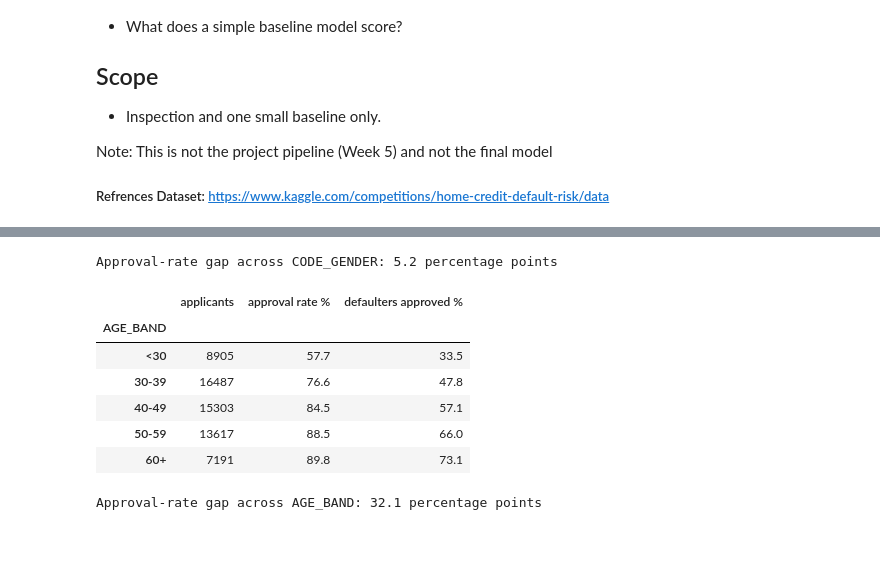
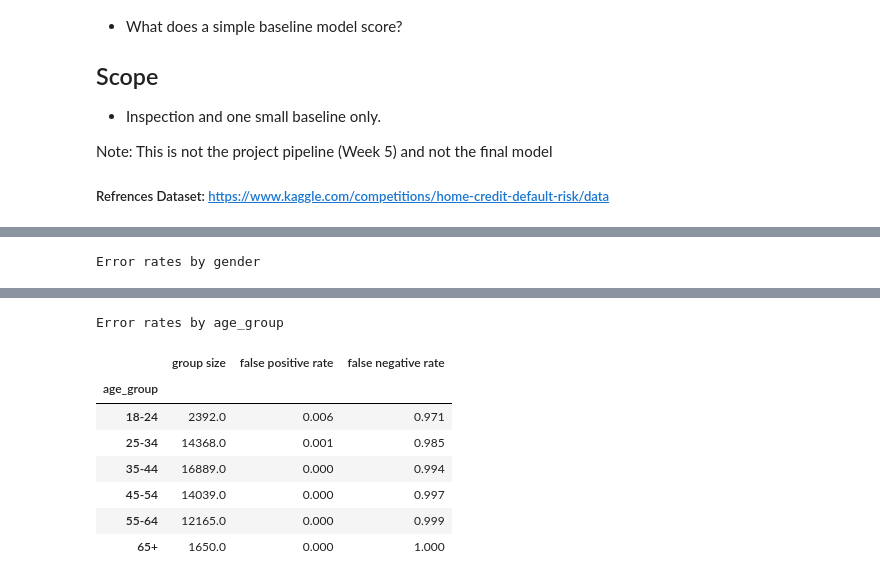
Before and after one commit to athernoor96-Aa/home-credit-default-risk, a Jupyter notebook: Home_credit_data_Project.ipynb, the cells around one changed output, grey strips where cells are left out. Cells and saved outputs as stored; diff of their text form; code cells hidden in the pictures; blank space fills up the shorter version.

```diff
--- a/Home_credit_data_Project.ipynb
+++ b/Home_credit_data_Project.ipynb
@@ -136,0 +214,6 @@ Sensitive-type columns present: ['CODE_GENDER', 'DAYS_BIRTH', 'NAME_FAMILY_STATU
+# %%
+X_train, X_val, y_train, y_val = train_test_split(
+    X, y, test_size=0.20, random_state=42, stratify=y
+)
+print("Training rows:", len(X_train))
+print("Validation rows:", len(X_val))
@@ -136,0 +255,12 @@ Sensitive-type columns present: ['CODE_GENDER', 'DAYS_BIRTH', 'NAME_FAMILY_STATU
+# %%
+baseline = Pipeline([
+    ("prepare", prepare_data),
+    ("model", DummyClassifier(strategy="prior"))
+])
+logistic = Pipeline([
+    ("prepare", prepare_data),
+    ("model", LogisticRegression(max_iter=1000, random_state=42))
+])
+baseline.fit(X_train, y_train)
+logistic.fit(X_train, y_train)
+print("Both models trained.")
@@ -190,18 +316,28 @@ Illustration: approve the 80% of validation applicants with the lowest predicted
 # %%
-val = train.loc[X_val.index, ["CODE_GENDER", "AGE_BAND", "TARGET"]].copy()
-threshold = np.quantile(p_val, 0.80)
-val["approved"] = p_val <= threshold
-
-gaps = {}
-for col in ("CODE_GENDER", "AGE_BAND"):
-    g = val.groupby(col, observed=True).agg(
-        applicants=("approved", "size"),
-        approval_rate=("approved", "mean"))
-    g["defaulters approved %"] = val[val["TARGET"] == 1].groupby(col, observed=True)["approved"].mean() * 100
-    g["approval_rate"] = (g["approval_rate"] * 100).round(1)
-    g = g.rename(columns={"approval_rate": "approval rate %"}).round(1)
-    display(g)
-    big = g[g["applicants"] >= 100]
-    gaps[col] = big["approval rate %"].max() - big["approval rate %"].min()
-    print(f"Approval-rate gap across {col}: {gaps[col]:.1f} percentage points\n")
+probability = logistic.predict_proba(X_val)[:, 1]
+prediction = (probability >= 0.5).astype(int)
+audit = pd.DataFrame({"actual": y_val, "predicted": prediction}, index=X_val.index)
+if "CODE_GENDER" in df.columns:
+    audit["gender"] = df.loc[X_val.index, "CODE_GENDER"]
+if "DAYS_BIRTH" in df.columns:
+    age = -df.loc[X_val.index, "DAYS_BIRTH"] / 365.25
+    audit["age_group"] = pd.cut(age, bins=[0, 25, 35, 45, 55, 65, 120],
+                                labels=["18-24", "25-34", "35-44", "45-54", "55-64", "65+"])
+def error_rates(group):
+    actual = group["actual"].to_numpy()
+    predicted = group["predicted"].to_numpy()
+    fp = ((actual == 0) & (predicted == 1)).sum()
+    fn = ((actual == 1) & (predicted == 0)).sum()
+    tn = ((actual == 0) & (predicted == 0)).sum()
+    tp = ((actual == 1) & (predicted == 1)).sum()
+    return pd.Series({
+        "group size": len(group),
+        "false positive rate": fp / (fp + tn) if fp + tn else np.nan,
+        "false negative rate": fn / (fn + tp) if fn + tp else np.nan
+    })
+for column in ["gender", "age_group"]:
+    if column in audit.columns:
+        print("Error rates by", column)
+        display(audit.groupby(column, observed=False).apply(error_rates).round(3))
 # %% [output]
+Error rates by gender
@@ -213,9 +349,9 @@ for col in ("CODE_GENDER", "AGE_BAND"):
-Approval-rate gap across CODE_GENDER: 5.2 percentage points
+Error rates by age_group
-|  | applicants | approval rate % | defaulters approved % |
-| AGE_BAND |  |  |  |
-| <30 | 8905 | 57.7 | 33.5 |
-| 30-39 | 16487 | 76.6 | 47.8 |
-| 40-49 | 15303 | 84.5 | 57.1 |
-| 50-59 | 13617 | 88.5 | 66.0 |
-| 60+ | 7191 | 89.8 | 73.1 |
+|  | group size | false positive rate | false negative rate |
+| age_group |  |  |  |
+| 18-24 | 2392.0 | 0.006 | 0.971 |
+| 25-34 | 14368.0 | 0.001 | 0.985 |
+| 35-44 | 16889.0 | 0.000 | 0.994 |
+| 45-54 | 14039.0 | 0.000 | 0.997 |
+| 55-64 | 12165.0 | 0.000 | 0.999 |
+| 65+ | 1650.0 | 0.000 | 1.000 |
-Approval-rate gap across AGE_BAND: 32.1 percentage points
```
Also changed, not shown: parts of 48 cells of this notebook.
